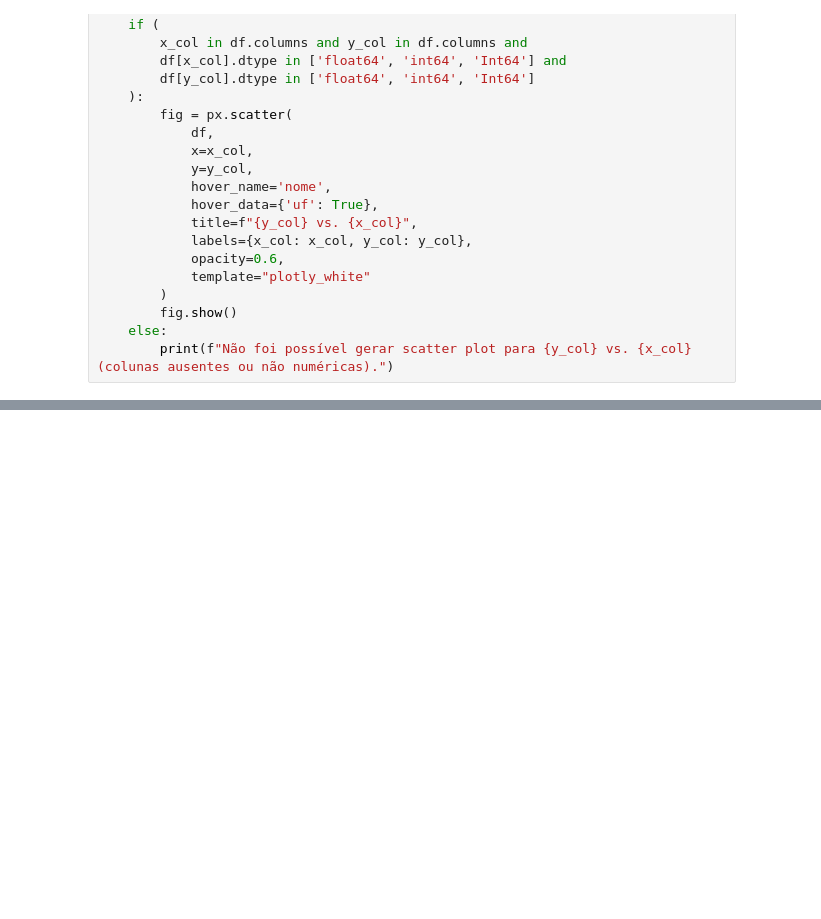
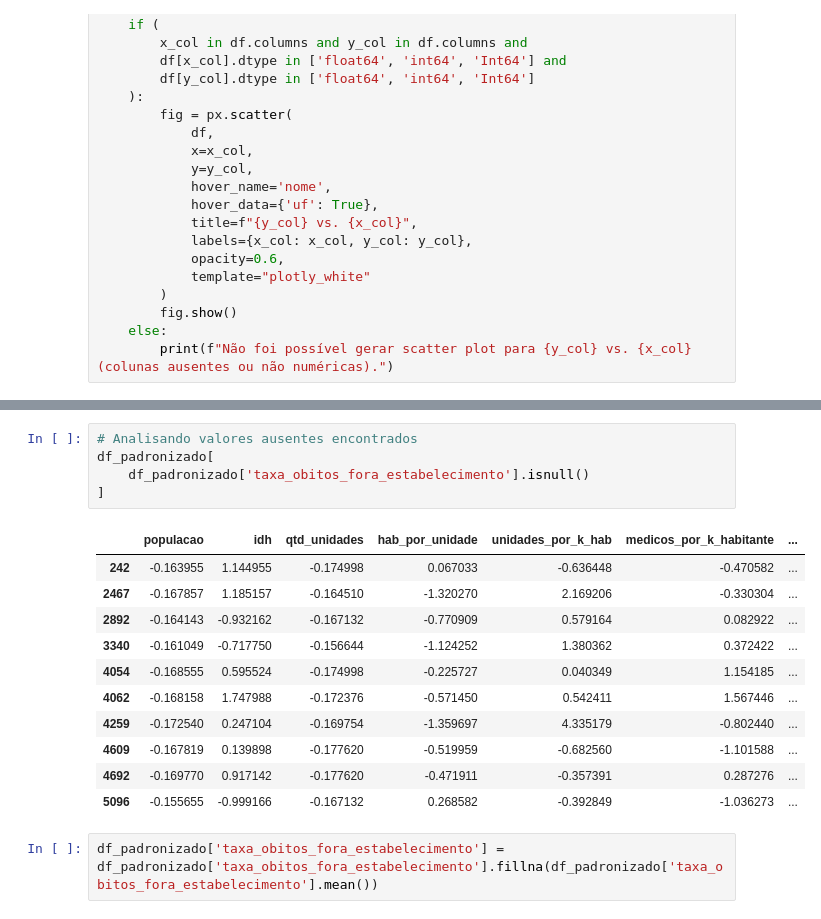
Before and after one commit to guilhermecanfield/projeto_tcc, a Jupyter notebook: notebook/eda.ipynb, the cells around one changed output, grey strips where cells are left out. Cells and saved outputs as stored; diff of their text form; blank space fills up the shorter version.

```diff
--- a/notebook/eda.ipynb
+++ b/notebook/eda.ipynb
@@ -547,0 +262,19 @@ print(obitos_por_estab.head(5))
+# %%
+# Analisando valores ausentes encontrados
+df_padronizado[
+    df_padronizado['taxa_obitos_fora_estabelecimento'].isnull()
+]
+# %% [output]
+|  | populacao | idh | qtd_unidades | hab_por_unidade | unidades_por_k_hab | medicos_por_k_habitante | ... |
+| 242 | -0.163955 | 1.144955 | -0.174998 | 0.067033 | -0.636448 | -0.470582 | ... |
+| 2467 | -0.167857 | 1.185157 | -0.164510 | -1.320270 | 2.169206 | -0.330304 | ... |
+| 2892 | -0.164143 | -0.932162 | -0.167132 | -0.770909 | 0.579164 | 0.082922 | ... |
+| 3340 | -0.161049 | -0.717750 | -0.156644 | -1.124252 | 1.380362 | 0.372422 | ... |
+| 4054 | -0.168555 | 0.595524 | -0.174998 | -0.225727 | 0.040349 | 1.154185 | ... |
+| 4062 | -0.168158 | 1.747988 | -0.172376 | -0.571450 | 0.542411 | 1.567446 | ... |
+| 4259 | -0.172540 | 0.247104 | -0.169754 | -1.359697 | 4.335179 | -0.802440 | ... |
+| 4609 | -0.167819 | 0.139898 | -0.177620 | -0.519959 | -0.682560 | -1.101588 | ... |
+| 4692 | -0.169770 | 0.917142 | -0.177620 | -0.471911 | -0.357391 | 0.287276 | ... |
+| 5096 | -0.155655 | -0.999166 | -0.167132 | 0.268582 | -0.392849 | -1.036273 | ... |
+# %%
+df_padronizado['taxa_obitos_fora_estabelecimento'] = df_padronizado['taxa_obitos_fora_estabelecimento'].fillna(df_padronizado['taxa_obitos_fora_estabelecimento'].mean())
```
Also changed, not shown: parts of 36 cells of this notebook, 5 other files.
